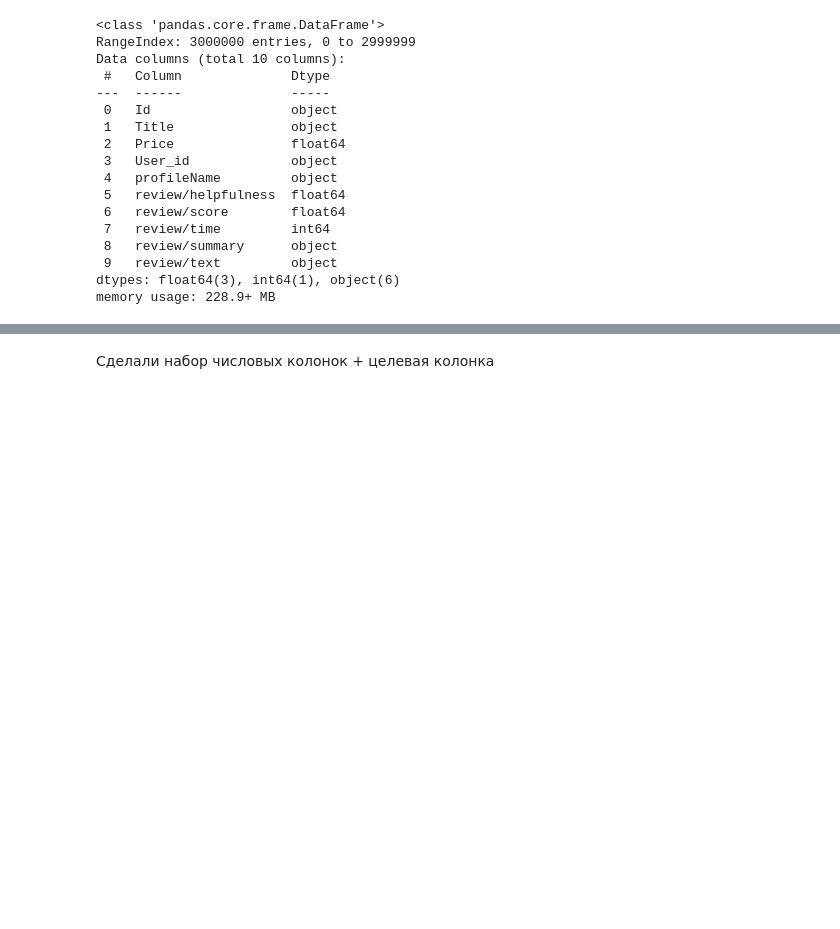
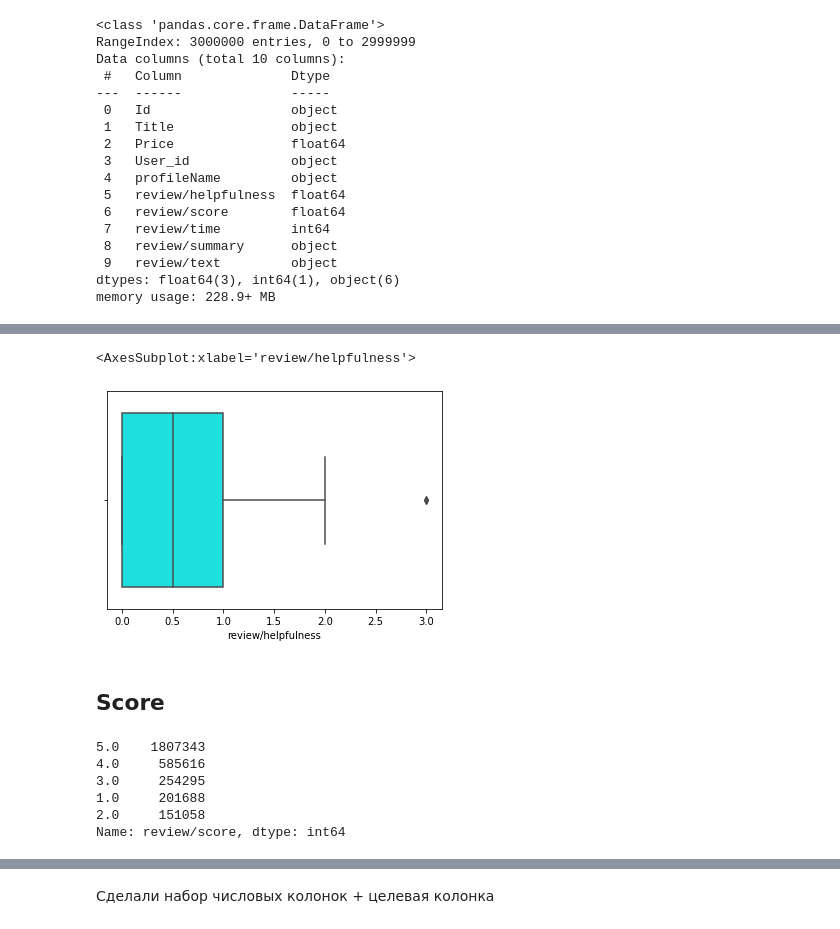
Before and after one commit to LeonSysprog/BookReviews, a Jupyter notebook: ml.ipynb, the cells around one changed output, grey strips where cells are left out. Cells and saved outputs as stored; diff of their text form; code cells hidden in the pictures; blank space fills up the shorter version.

```diff
--- a/ml.ipynb
+++ b/ml.ipynb
@@ -189,0 +250,17 @@ memory usage: 228.9+ MB
+# %%
+sns.boxplot(x=rating_data['review/helpfulness'], color='cyan')
+# %% [output]
+<AxesSubplot:xlabel='review/helpfulness'>
+[figure, added]
+# %% [markdown]
+## Score
+# %%
+score_count = rating_data['review/score'].value_counts()
+print(score_count)
+# %% [output]
+5.0    1807343
+4.0     585616
+3.0     254295
+1.0     201688
+2.0     151058
+Name: review/score, dtype: int64
```
Also changed, not shown: parts of 46 cells of this notebook.
